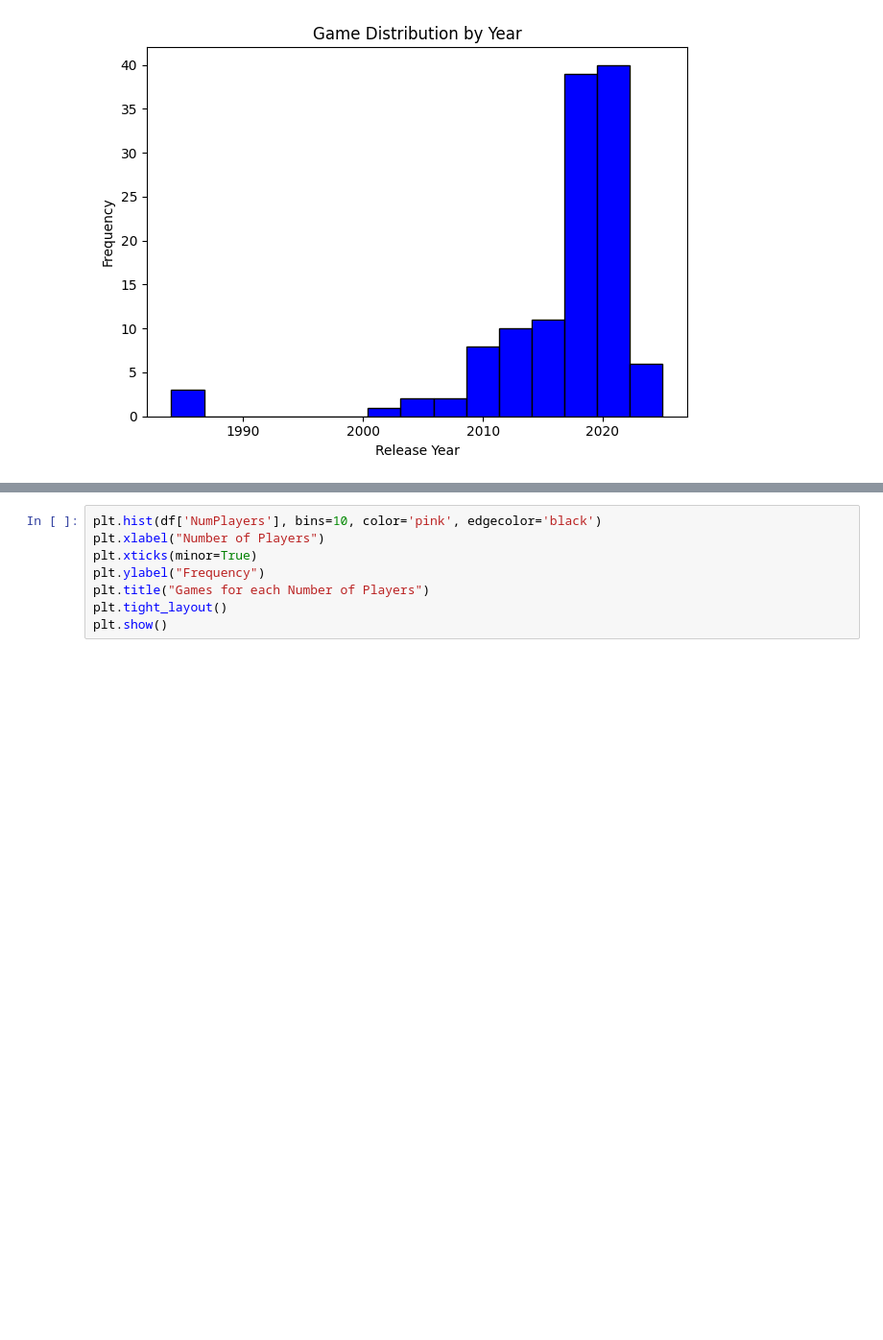
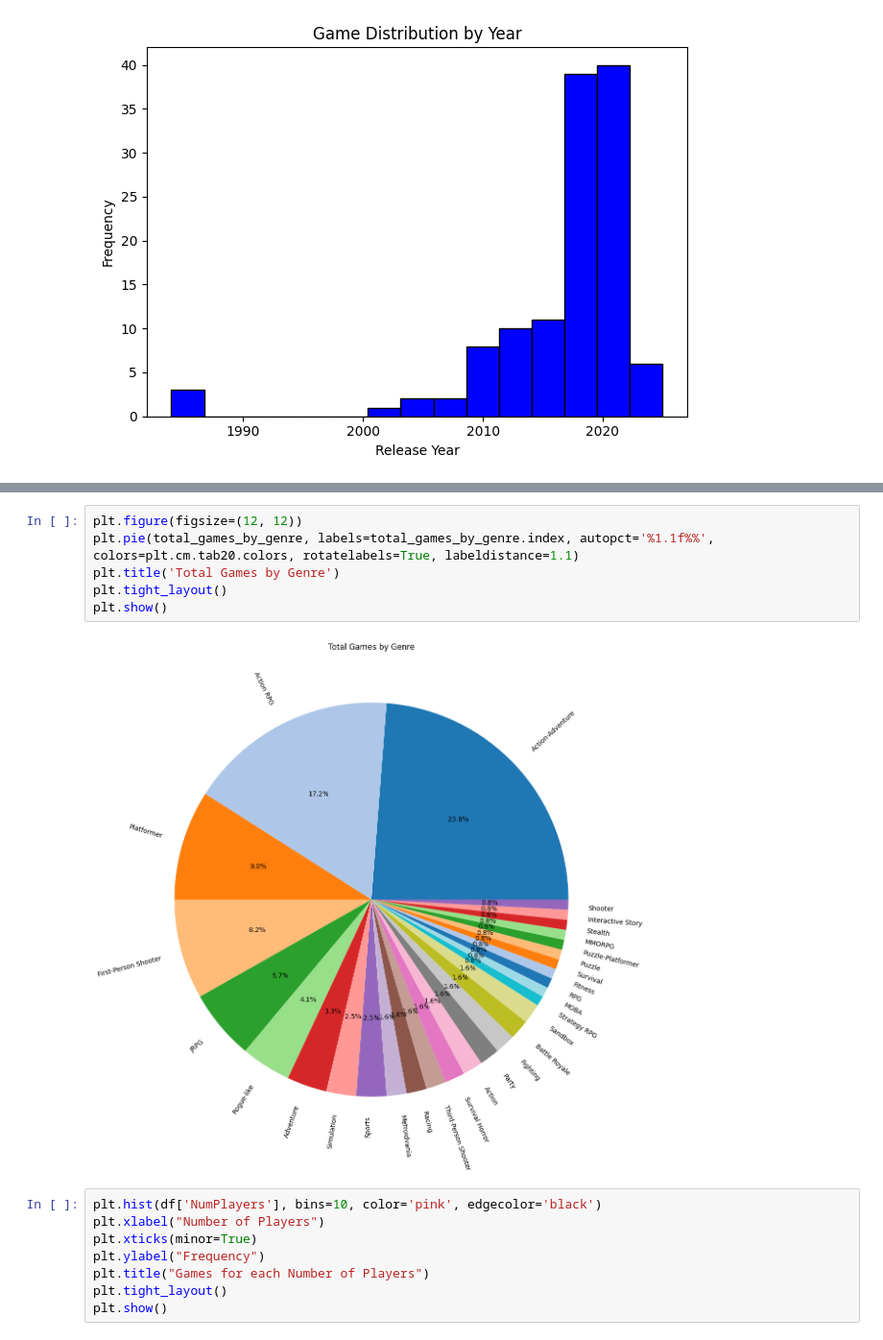
Before and after one commit to trevglenn/Kaggle, a Jupyter notebook: video_game_analysis.ipynb, the cells around one changed output, grey strips where cells are left out. Shown at 96% size. Drawn from its saved outputs; the diff is of its cells as text; blank space fills up the shorter version.

```diff
--- a/video_game_analysis.ipynb
+++ b/video_game_analysis.ipynb
@@ -201,3 +213,11 @@ plt.show()
+# %%
+plt.figure(figsize=(12, 12))
+plt.pie(total_games_by_genre, labels=total_games_by_genre.index, autopct='%1.1f%%', colors=plt.cm.tab20.colors, rotatelabels=True, labeldistance=1.1)
+plt.title('Total Games by Genre')
+plt.tight_layout()
+plt.show()
+# %% [output]
+[figure, added]
 # %%
 plt.hist(df['NumPlayers'], bins=10, color='pink', edgecolor='black')
 plt.xlabel("Number of Players")
```
Also changed, not shown: parts of 9 cells of this notebook.
